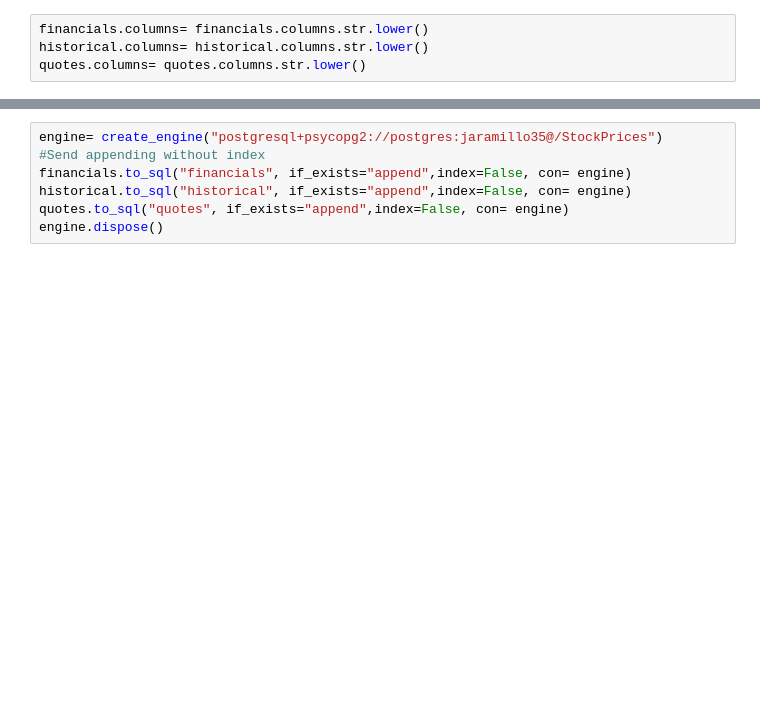
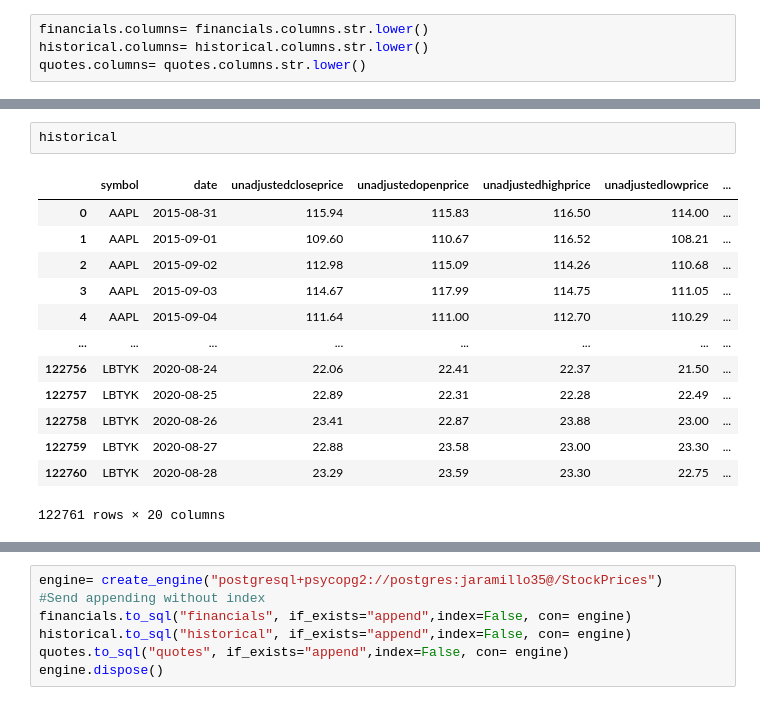
Before and after one commit to odindeltoro/Team-project-StockMarket, a Jupyter notebook: Data_Sources/APP/Databases/Untitled.ipynb, the cells around one changed output, grey strips where cells are left out. Drawn from its saved outputs; the diff is of its cells as text; blank space fills up the shorter version.

```diff
--- a/Data_Sources/APP/Databases/Untitled.ipynb
+++ b/Data_Sources/APP/Databases/Untitled.ipynb
@@ -12,3 +43,19 @@ quotes.columns= quotes.columns.str.lower()
+# %%
+historical
+# %% [output]
+|  | symbol | date | unadjustedcloseprice | unadjustedopenprice | unadjustedhighprice | unadjustedlowprice | ... |
+| 0 | AAPL | 2015-08-31 | 115.94 | 115.83 | 116.50 | 114.00 | ... |
+| 1 | AAPL | 2015-09-01 | 109.60 | 110.67 | 116.52 | 108.21 | ... |
+| 2 | AAPL | 2015-09-02 | 112.98 | 115.09 | 114.26 | 110.68 | ... |
+| 3 | AAPL | 2015-09-03 | 114.67 | 117.99 | 114.75 | 111.05 | ... |
+| 4 | AAPL | 2015-09-04 | 111.64 | 111.00 | 112.70 | 110.29 | ... |
+| ... | ... | ... | ... | ... | ... | ... | ... |
+| 122756 | LBTYK | 2020-08-24 | 22.06 | 22.41 | 22.37 | 21.50 | ... |
+| 122757 | LBTYK | 2020-08-25 | 22.89 | 22.31 | 22.28 | 22.49 | ... |
+| 122758 | LBTYK | 2020-08-26 | 23.41 | 22.87 | 23.88 | 23.00 | ... |
+| 122759 | LBTYK | 2020-08-27 | 22.88 | 23.58 | 23.00 | 23.30 | ... |
+| 122760 | LBTYK | 2020-08-28 | 23.29 | 23.59 | 23.30 | 22.75 | ... |
+122761 rows × 20 columns
 # %%
 quotes
 # %% [output]
```
Also changed, not shown: parts of 5 cells of this notebook, 21 other files.
